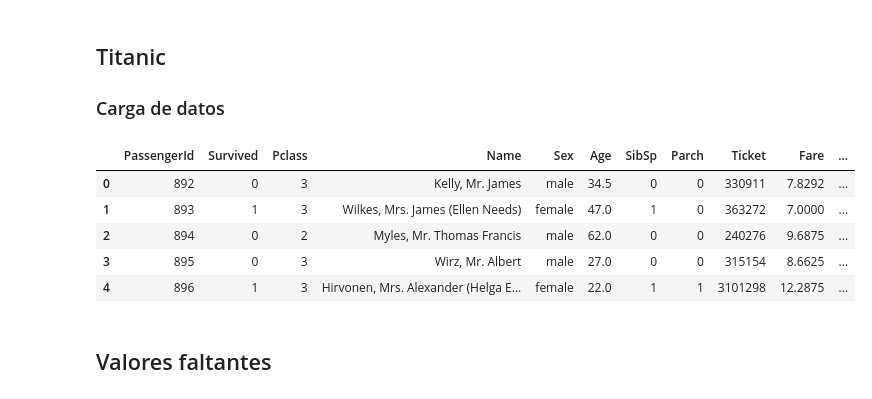
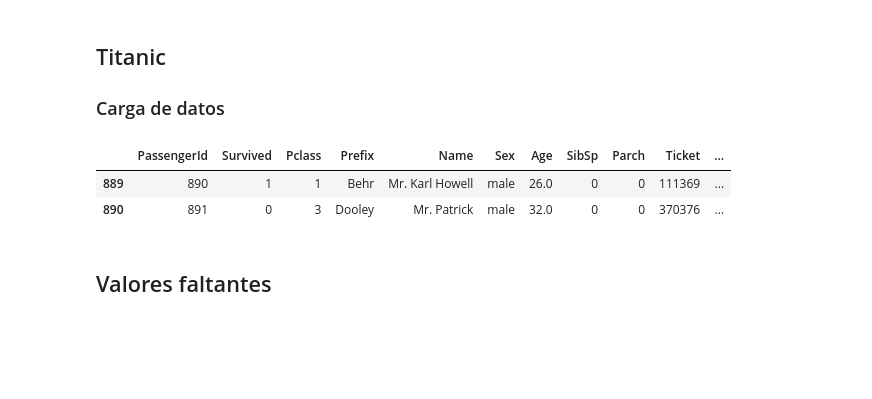
Before and after one commit to Angelbardon/curso-_analisis_angel_bardon, a Jupyter notebook: m4-pandas/titanic.ipynb, the cells around one changed output. Saved outputs shown, nothing was run; the diff lists cells and outputs as text; code cells hidden in the pictures; blank space fills up the shorter version.

```diff
--- a/m4-pandas/titanic.ipynb
+++ b/m4-pandas/titanic.ipynb
@@ -7,14 +7,11 @@ import numpy as numpy
 import pandas as pd
 # %%
 df = pd.read_csv("../dataset/titanic2.csv")
-df.head()
+df.tail(2)
 # %% [output]
-|  | PassengerId | Survived | Pclass | Name | Sex | Age | SibSp | Parch | Ticket | Fare | ... |
-| 0 | 892 | 0 | 3 | Kelly, Mr. James | male | 34.5 | 0 | 0 | 330911 | 7.8292 | ... |
-| 1 | 893 | 1 | 3 | Wilkes, Mrs. James (Ellen Needs) | female | 47.0 | 1 | 0 | 363272 | 7.0000 | ... |
-| 2 | 894 | 0 | 2 | Myles, Mr. Thomas Francis | male | 62.0 | 0 | 0 | 240276 | 9.6875 | ... |
-| 3 | 895 | 0 | 3 | Wirz, Mr. Albert | male | 27.0 | 0 | 0 | 315154 | 8.6625 | ... |
-| 4 | 896 | 1 | 3 | Hirvonen, Mrs. Alexander (Helga E... | female | 22.0 | 1 | 1 | 3101298 | 12.2875 | ... |
+|  | PassengerId | Survived | Pclass | Prefix | Name | Sex | Age | SibSp | Parch | Ticket | ... |
+| 889 | 890 | 1 | 1 | Behr | Mr. Karl Howell | male | 26.0 | 0 | 0 | 111369 | ... |
+| 890 | 891 | 0 | 3 | Dooley | Mr. Patrick | male | 32.0 | 0 | 0 | 370376 | ... |
 # %% [markdown]
 ## Valores faltantes
 # %%
```
Also changed, not shown: parts of 24 cells of this notebook, 2 other files.
